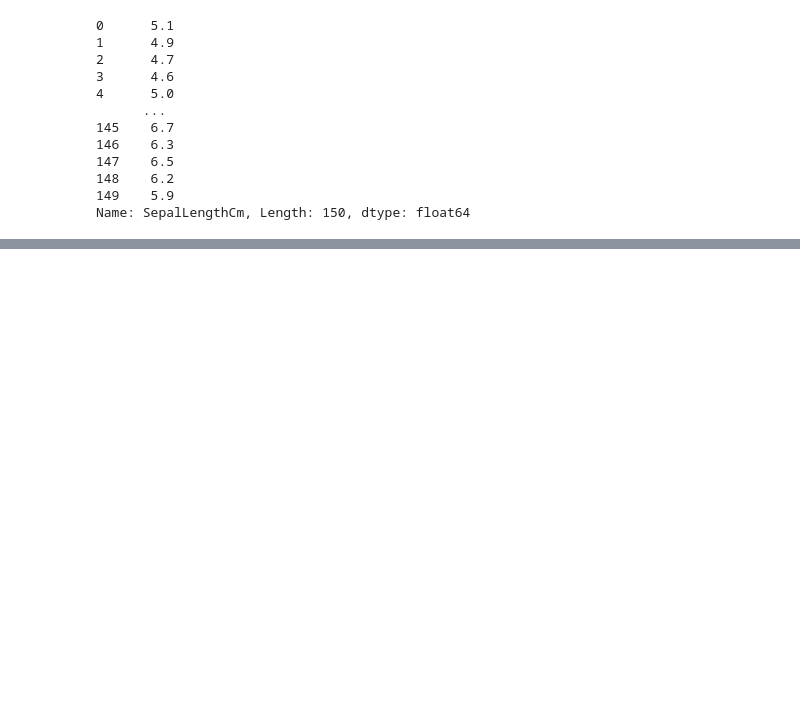
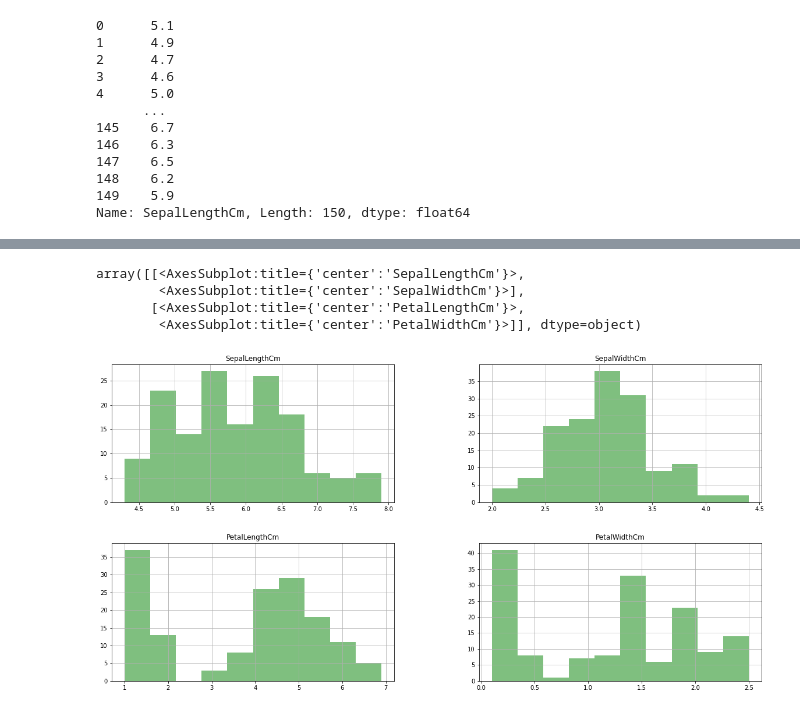
Before and after one commit to FazlullahBokhari/python-Labraries, a Jupyter notebook: Matplotlib .ipynb, the cells around one changed output, grey strips where cells are left out. Cells and saved outputs as stored; diff of their text form; code cells hidden in the pictures; blank space fills up the shorter version.

```diff
--- a/Matplotlib .ipynb
+++ b/Matplotlib .ipynb
@@ -128,0 +150,8 @@ Name: SepalLengthCm, Length: 150, dtype: float64
+# %%
+df.hist(figsize=(20,10),color = 'g',alpha=0.5)
+# %% [output]
+array([[<AxesSubplot:title={'center':'SepalLengthCm'}>,
+        <AxesSubplot:title={'center':'SepalWidthCm'}>],
+       [<AxesSubplot:title={'center':'PetalLengthCm'}>,
+        <AxesSubplot:title={'center':'PetalWidthCm'}>]], dtype=object)
+[figure, added]
```
Also changed, not shown: parts of 5 cells of this notebook.
